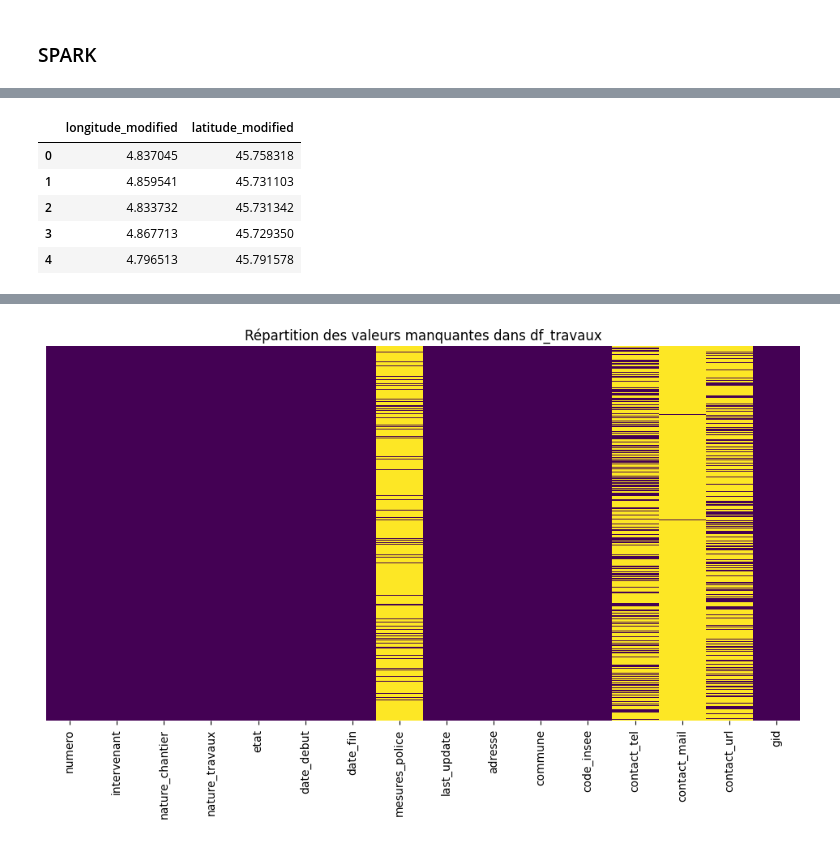
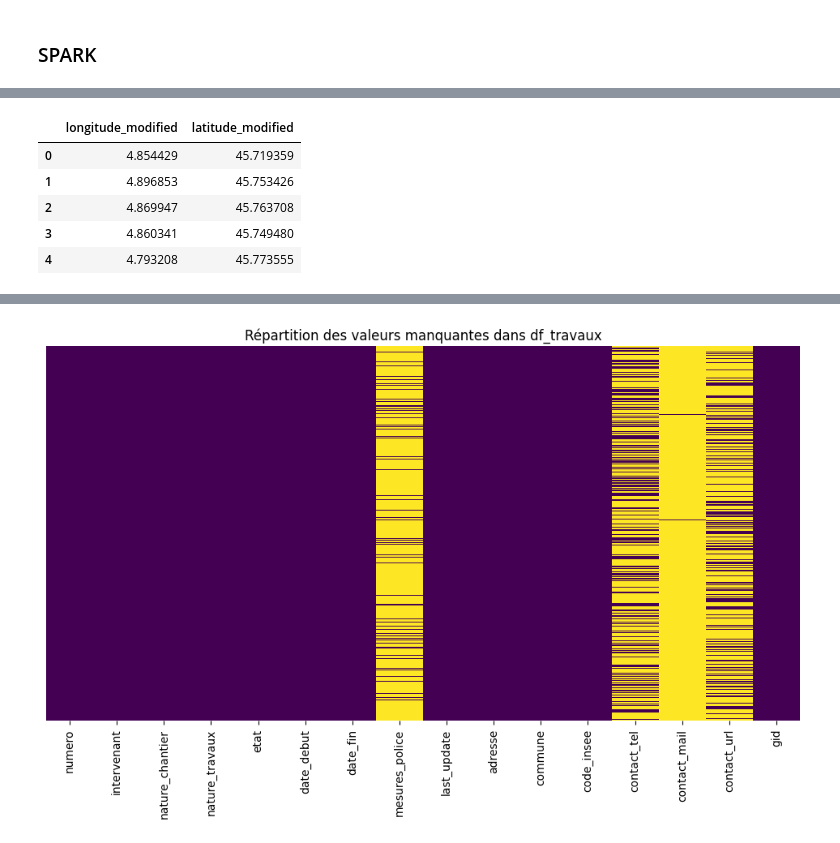
Before and after one commit to Lilian2588/datathon, a Jupyter notebook: main.ipynb, the cells around one changed output, grey strips where cells are left out. Cells and saved outputs as stored; diff of their text form; code cells hidden in the pictures.

```diff
--- a/main.ipynb
+++ b/main.ipynb
@@ -62,49 +62,46 @@ Type de géométrie : ['Point']
 # %%
 import osmnx as ox
 import geopandas as gpd
 import pandas as pd
 
-# 1. Charger le réseau routier de Lyon
-# "drive" récupère toutes les rues carrossables
+# Charger le réseau routier de Lyon
 G = ox.graph_from_place("Lyon, France", network_type="drive")
 
-# 2. Projeter le graphe en mètres (UTM) pour un calcul de distance précis
+# Projeter le graphe en mètres (UTM) pour un calcul de distance précis
 G_proj = ox.project_graph(G)
 
-# 3. Préparer vos données (gdf)
-# On s'assure qu'elles sont dans le même système de coordonnées que le graphe projeté
-gdf_proj = gdf.to_crs(G_proj.graph['crs'])
+# Préparer les données - convertir en centroids pour avoir des Points
+gdf_proj = gdf_clusters.to_crs(G_proj.graph['crs'])
+centroids_proj = gdf_proj.geometry.centroid
 
-# 4. Trouver l'arête (rue) la plus proche pour chaque point
-# ox.nearest_edges renvoie l'ID de la rue (u, v, key)
-nearest_edges = ox.nearest_edges(G_proj, X=gdf_proj.geometry.x, Y=gdf_proj.geometry.y)
+# Trouver l'arête (rue) la plus proche pour chaque centroid
+nearest_edges = ox.nearest_edges(G_proj, X=centroids_proj.x, Y=centroids_proj.y)
 
-# 5. Calculer le point exact sur la rue (projection orthogonale)
-# On utilise la fonction interpolate sur la géométrie de la rue
+# Calculer le point exact sur la rue (projection orthogonale)
 edges = ox.graph_to_gdfs(G_proj, nodes=False)
 projected_points = []
 
-for i, (point, edge_id) in enumerate(zip(gdf_proj.geometry, nearest_edges)):
+for i, (centroid, edge_id) in enumerate(zip(centroids_proj, nearest_edges)):
     # Récupérer la ligne (geometry) de la rue correspondante
     street_line = edges.loc[edge_id, 'geometry']
-    # Trouver le point sur cette ligne le plus proche de notre point d'origine
-    snap_point = street_line.interpolate(street_line.project(point))
+    # Trouver le point sur cette ligne le plus proche du centroid
+    snap_point = street_line.interpolate(street_line.project(centroid))
     projected_points.append(snap_point)
 
-# 6. Créer un GeoDataFrame temporaire pour convertir les points projetés en Lat/Lon
+# Créer un GeoDataFrame temporaire pour convertir les points projetés en Lat/Lon
 snapped_gdf = gpd.GeoDataFrame(geometry=projected_points, crs=G_proj.graph['crs'])
-snapped_gdf = snapped_gdf.to_crs(epsg=4326) # Retour en format GPS standard
+snapped_gdf = snapped_gdf.to_crs(epsg=4326)
 
-# 7. Ajouter les colonnes au DataFrame d'origine
-gdf['longitude_modified'] = snapped_gdf.geometry.x
-gdf['latitude_modified'] = snapped_gdf.geometry.y
+# Ajouter les colonnes au DataFrame d'origine
+gdf_clusters['longitude_modified'] = snapped_gdf.geometry.x
+gdf_clusters['latitude_modified'] = snapped_gdf.geometry.y
 
 # Affichage des résultats
-display(gdf[['longitude_modified', 'latitude_modified']].head())
+display(gdf_clusters[['longitude_modified', 'latitude_modified']].head())
 # %% [output]
 |  | longitude_modified | latitude_modified |
-| 0 | 4.837045 | 45.758318 |
-| 1 | 4.859541 | 45.731103 |
-| 2 | 4.833732 | 45.731342 |
-| 3 | 4.867713 | 45.729350 |
-| 4 | 4.796513 | 45.791578 |
+| 0 | 4.854429 | 45.719359 |
+| 1 | 4.896853 | 45.753426 |
+| 2 | 4.869947 | 45.763708 |
+| 3 | 4.860341 | 45.749480 |
+| 4 | 4.793208 | 45.773555 |
```
Also changed, not shown: parts of 9 cells of this notebook, 8 other files.
